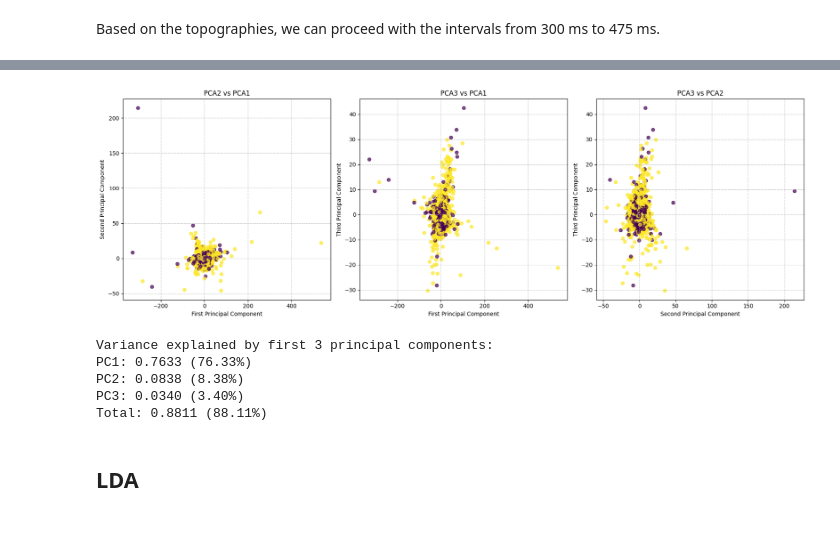
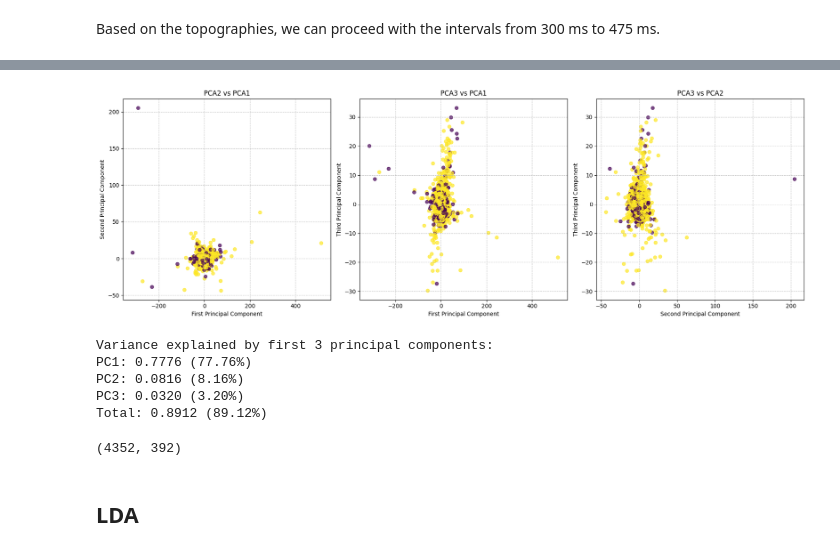
Before and after one commit to gumran/bciproj, a Jupyter notebook: main.ipynb, the cells around one changed output, grey strips where cells are left out. Drawn from its saved outputs; the diff is of its cells as text; code cells hidden in the pictures.

```diff
--- a/main.ipynb
+++ b/main.ipynb
@@ -19,10 +20,10 @@ from sklearn.preprocessing import StandardScaler
 # %%
-def preprocess(data): # Pass sampling rate as an argument
+def filter(data): # Pass sampling rate as an argument
     # median filter to remove artifacts
     # data = signal.medfilt(data, kernel_size=3) # Uncomment if needed
 
     # --- High-Pass Filter ---
-    hpf_cutoff = 0.1  # Hz - Recommended for ERPs to remove slow drift
+    hpf_cutoff = 1  # Hz - Recommended for ERPs to remove slow drift
     hpf_order = 4     # Filter order (can be same or different from LPF)
 
     # Design Butterworth HPF
@@ -47,20 +48,13 @@ def preprocess(data): # Pass sampling rate as an argument
 # %% [markdown]
 let's read the csv files, filter the time series and epoch them
 # %%
-channels = ['Fp1', 'Fp2', 'AF7', 'AF3', 'AF4', 'AF8', 'F7', 'F5', 'F3',
-    'F1', 'Fz', 'F2', 'F4', 'F6', 'F8', 'FT7', 'FC5', 'FC3', 'FC1', 'FCz',
-    'FC2', 'FC4', 'FC6', 'FT8', 'T7', 'C5', 'C3', 'C1', 'Cz', 'C2', 'C4',
-    'C6', 'T8', 'TP7', 'CP5', 'CP3', 'CP1', 'CPz', 'CP2', 'CP4', 'CP6',
-    'TP8', 'P7', 'P5', 'P3', 'P1', 'Pz', 'P2', 'P4', 'P6', 'P8', 'PO7',
-    'POz', 'P08', 'O1', 'O2']
-
 all_epochs = []
-all_labels = pd.read_csv('TrainLabels.csv').Prediction.values #
+all_labels = pd.read_csv('TrainLabels.csv').Prediction.values
 
 for filename in tqdm(os.listdir('train')): # Loop through all sessions
     session_data = pd.read_csv('train/' + filename) # Load one session
     for channel in channels:
-        session_data[channel] = preprocess(session_data[channel].values) # filter each EEG channel
+        session_data[channel] = filter(session_data[channel].values) # filter each EEG channel
 
     # session_data['EOG'] = preprocess(session_data['EOG'].values) # filter the EOG time series
 
@@ -78,7 +401,7 @@ let's now collapse the epochs into subsequent 25ms time windows and calculate th
 # %%
 channel_to_roc = {}
 
-for channel in tqdm(channels):
+for channel in tqdm(eeg_channels):
     channel_data = [epoch[channel].values for epoch in all_epochs]
     channel_data = np.array(channel_data)
     rocs = []
@@ -155,8 +471,8 @@ Let's run PCA on them.
 # %%
 X = []
-features = [f"{channel}_{time_point * 5 - 200}" for channel in channels for time_point in range(100, 135, 5)]
+features = [f"{channel}_{time_point * 5 - 200}" for channel in eeg_channels for time_point in range(100, 135, 5)]
 
-for channel in tqdm(channels):
+for channel in tqdm(eeg_channels):
     channel_data = [epoch[channel].values for epoch in all_epochs]
     channel_data = np.array(channel_data)
     for time_point in range(80, 115, 5):
@@ -164,3 +480,4 @@ for channel in tqdm(channels):
         X.append(time_window_data) # append the time window data to the list of all epochs in the session
 
 X = np.array(X).T # Transpose to get shape (n_samples, n_features)
+X_train, X_test, y_train, y_test = train_test_split(X, all_labels, test_size=0.2, random_state=42)
@@ -222,42 +530,46 @@ Number of components to explain variance:
 fig, axes = plt.subplots(1, 3, figsize=(18, 6))
 
 # Plot PCA2 vs PCA1
-scatter1 = axes[0].scatter(X_train_pca[:, 0], X_train_pca[:, 1], c=y, cmap='viridis', alpha=0.7)
+scatter1 = axes[0].scatter(X_train_pca[:, 0], X_train_pca[:, 1], c=y_train, cmap='viridis', alpha=0.7)
 axes[0].set_xlabel('First Principal Component')
 axes[0].set_ylabel('Second Principal Component')
 axes[0].set_title('PCA2 vs PCA1')
 axes[0].grid(True, linestyle='--', alpha=0.7)
 
 # Plot PCA3 vs PCA1
-scatter2 = axes[1].scatter(X_train_pca[:, 0], X_train_pca[:, 2], c=y, cmap='viridis', alpha=0.7)
+scatter2 = axes[1].scatter(X_train_pca[:, 0], X_train_pca[:, 2], c=y_train, cmap='viridis', alpha=0.7)
 axes[1].set_xlabel('First Principal Component')
 axes[1].set_ylabel('Third Principal Component')
 axes[1].set_title('PCA3 vs PCA1')
 axes[1].grid(True, linestyle='--', alpha=0.7)
 
 # Plot PCA3 vs PCA2
-scatter3 = axes[2].scatter(X_train_pca[:, 1], X_train_pca[:, 2], c=y, cmap='viridis', alpha=0.7)
+scatter3 = axes[2].scatter(X_train_pca[:, 1], X_train_pca[:, 2], c=y_train, cmap='viridis', alpha=0.7)
 axes[2].set_xlabel('Second Principal Component')
 axes[2].set_ylabel('Third Principal Component')
 axes[2].set_title('PCA3 vs PCA2')
 axes[2].grid(True, linestyle='--', alpha=0.7)
 
 plt.tight_layout()
 plt.show()
 
 # Display variance explained by the first three components
 print(f"Variance explained by first 3 principal components:")
 print(f"PC1: {explained_variance_ratio[0]:.4f} ({explained_variance_ratio[0]*100:.2f}%)")
 print(f"PC2: {explained_variance_ratio[1]:.4f} ({explained_variance_ratio[1]*100:.2f}%)")
 print(f"PC3: {explained_variance_ratio[2]:.4f} ({explained_variance_ratio[2]*100:.2f}%)")
 print(f"Total: {sum(explained_variance_ratio[:3]):.4f} ({sum(explained_variance_ratio[:3])*100:.2f}%)")
 # %% [output]
-[figure, old version]
+[figure, new version]
 Variance explained by first 3 principal components:
-PC1: 0.7633 (76.33%)
-PC2: 0.0838 (8.38%)
-PC3: 0.0340 (3.40%)
-Total: 0.8811 (88.11%)
+PC1: 0.7776 (77.76%)
+PC2: 0.0816 (8.16%)
+PC3: 0.0320 (3.20%)
+Total: 0.8912 (89.12%)
+# %%
+X_train_pca.shape
+# %% [output]
+(4352, 392)
 # %% [markdown]
 ## LDA
 # %% [markdown]
```
Also changed, not shown: parts of 12 cells of this notebook.
